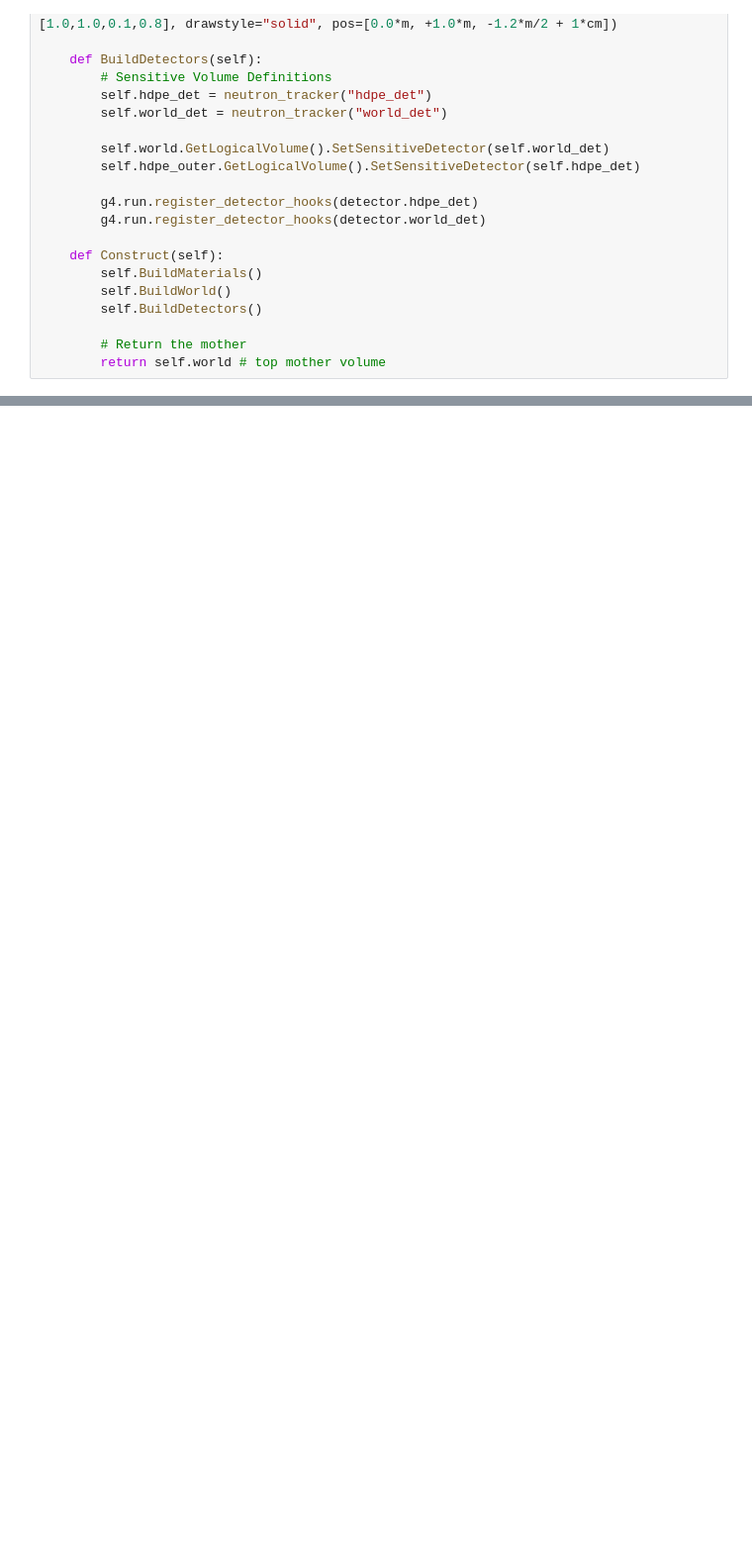
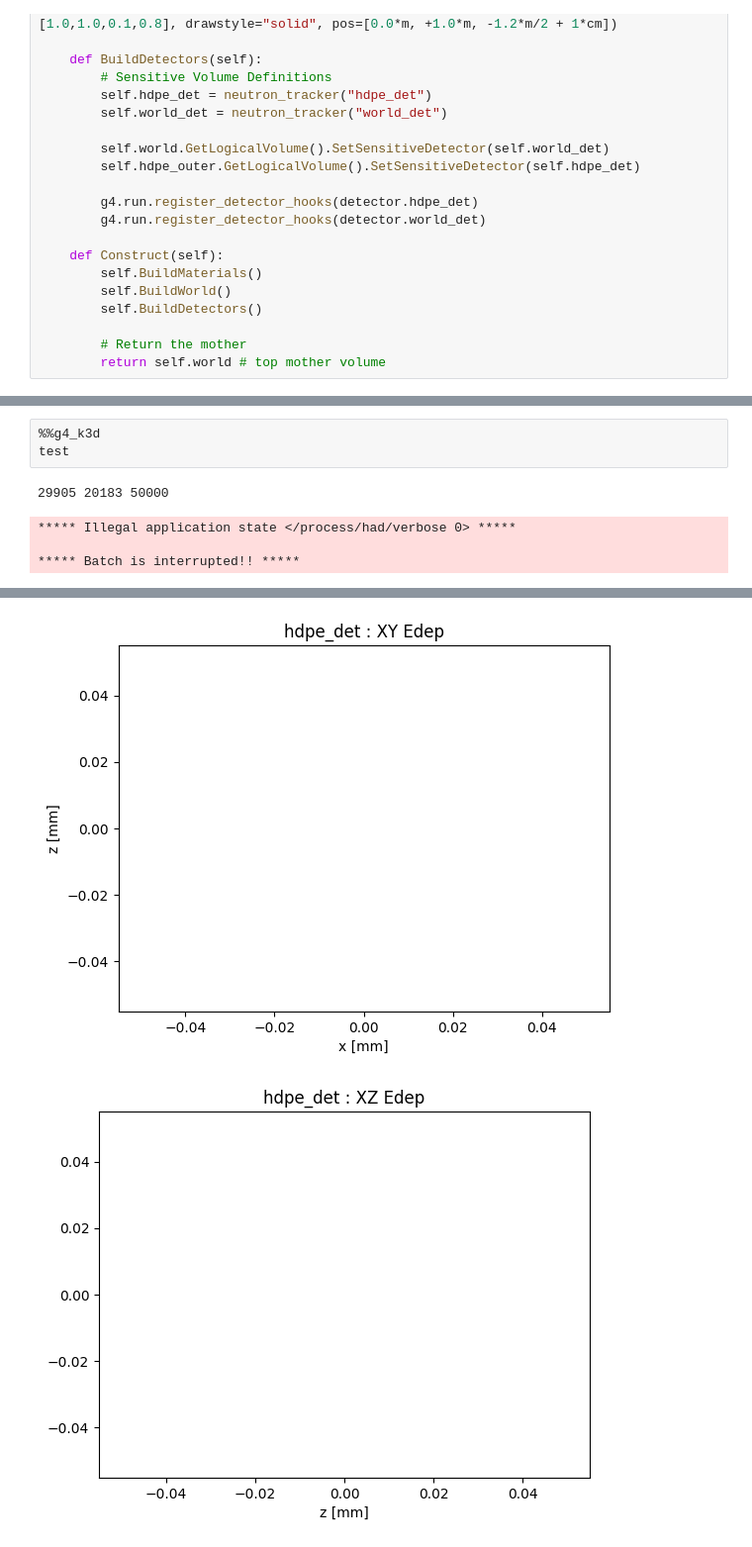
Before and after one commit to patrickstowell/G4ppyy, a Jupyter notebook: examples/UpdatedAnalysis.ipynb, the cells around one changed output, grey strips where cells are left out. Shown at 99% size. Cells and saved outputs as stored; diff of their text form; blank space fills up the shorter version.

```diff
--- a/examples/UpdatedAnalysis.ipynb
+++ b/examples/UpdatedAnalysis.ipynb
@@ -185,0 +201,8 @@ print("FINISHED")
+# %%
+%%g4_k3d
+test
+# %% [output]
+29905 20183 50000
+***** Illegal application state </process/had/verbose 0> *****
+
+***** Batch is interrupted!! *****
@@ -185,0 +210,2 @@ print("FINISHED")
+[figure, added]
+[figure, added]
```
Also changed, not shown: parts of 6 cells of this notebook, 1 other file.
